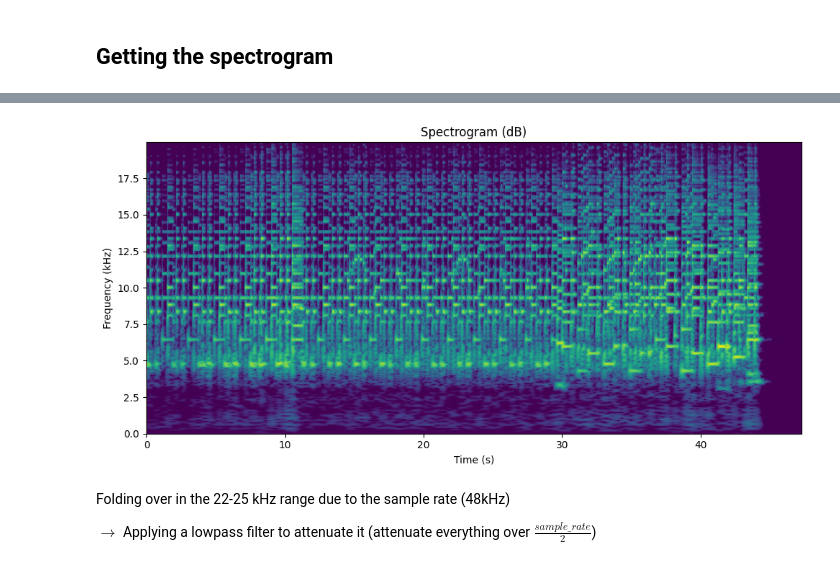
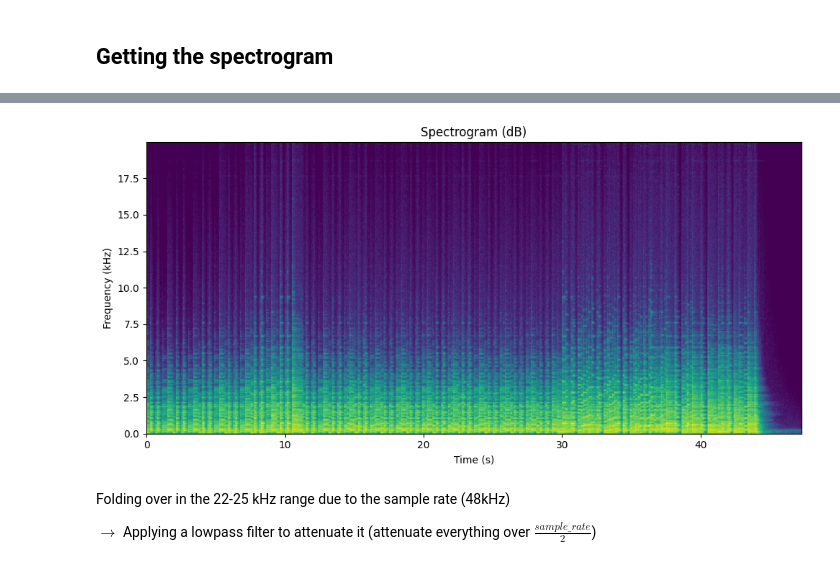
Before and after one commit to edabier/Unrolled-NMF, a Jupyter notebook: nmf.ipynb, the cells around one changed output, grey strips where cells are left out. Cells and saved outputs as stored; diff of their text form; code cells hidden in the pictures.

```diff
--- a/nmf.ipynb
+++ b/nmf.ipynb
@@ -36,13 +32,13 @@ utils.vis_midi(midi, times, 0, times[-1])
 # %%
 start = 0
 stop  = times[-1]
 
 min_freq = 0
 max_freq = 20*1e3
 
-utils.vis_spectrogram(spec_db_cqt, times, frequencies, start, stop, min_freq, max_freq)
+utils.vis_spectrogram(spec_db, times, frequencies, start, stop, min_freq, max_freq)
 # %% [output]
-[figure, old version]
+[figure, new version]
 # %% [markdown]
 Folding over in the 22-25 kHz range due to the sample rate (48kHz)
 
```
Also changed, not shown: parts of 12 cells of this notebook, 2 other files.
